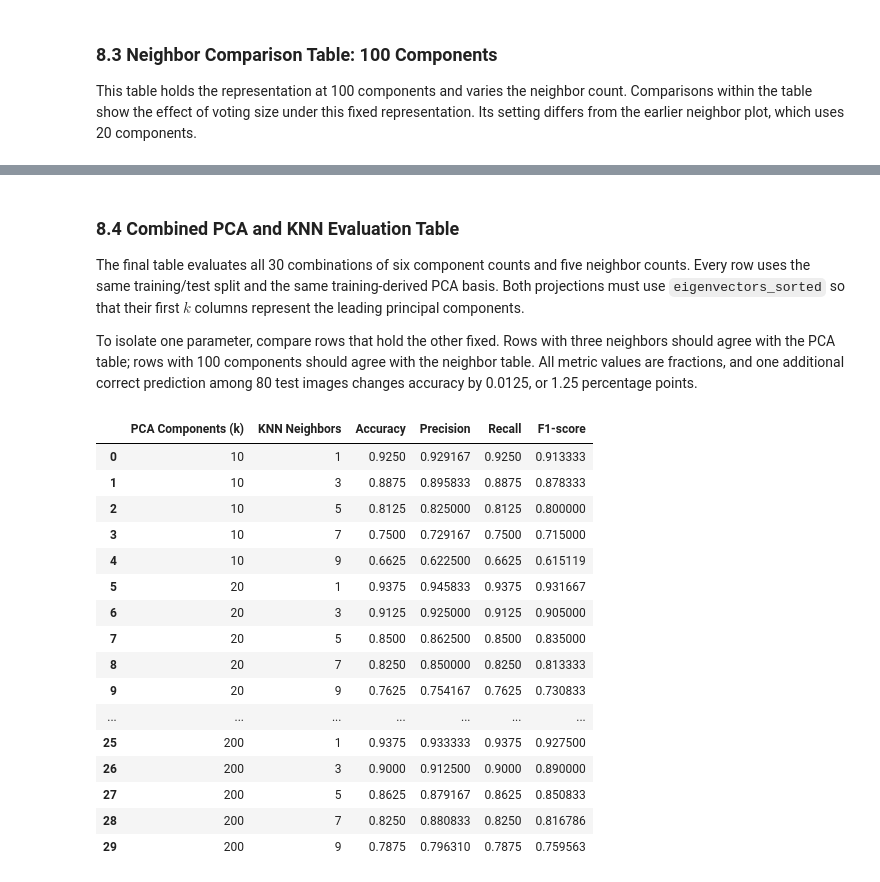
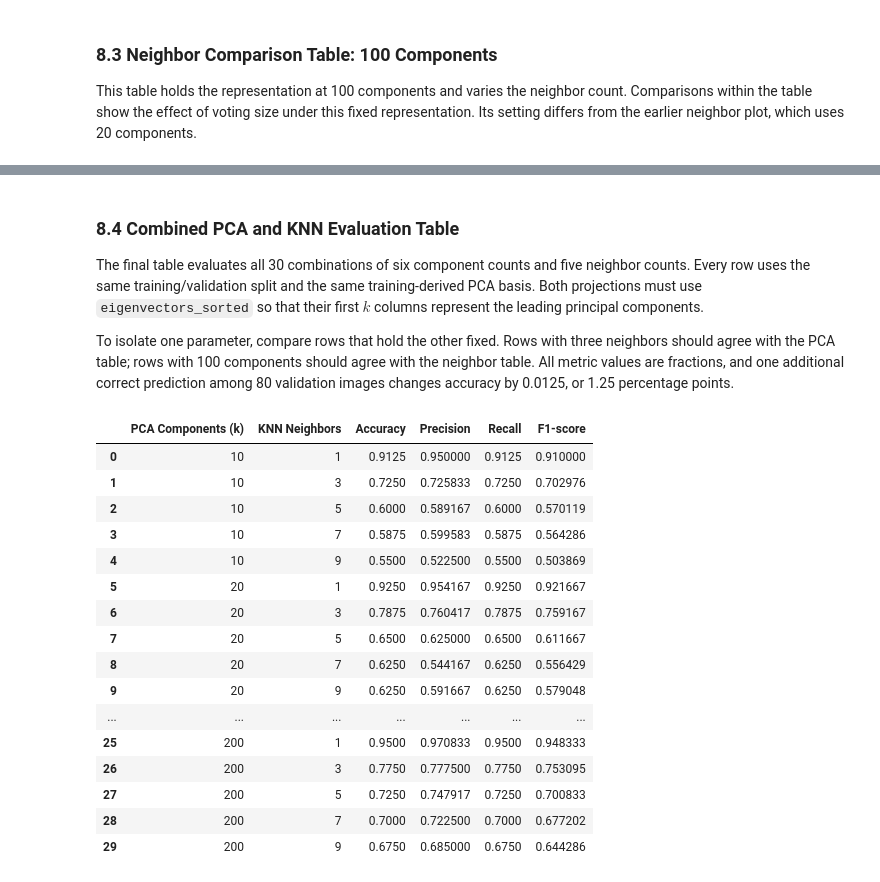
Before and after one commit to kian4A/bootcamp_ML, a Jupyter notebook: math_handsOn/math.ipynb, the cells around one changed output, grey strips where cells are left out. Cells and saved outputs as stored; diff of their text form; code cells hidden in the pictures.

```diff
--- a/math_handsOn/math.ipynb
+++ b/math_handsOn/math.ipynb
@@ -831,7 +881,7 @@ Accuracy: 0.9
 
 The number of neighbors stays fixed at three while the component count changes. This isolates the effect of representation size on recognition. Accuracy need not increase monotonically with $k$: the directions that preserve additional pixel variance may not help distinguish people.
 # %%
-pca_values = [10,20,50,100,150,200]
+pca_values = [10, 20, 50, 100, 150, 200, 250]
 
 accuracies = []
 
@@ -845,8 +895,8 @@ for pca_k in pca_values:
     )
 
 
-    X_test_pca = project_to_pca(
-        X_test,
+    X_val_pca = project_to_pca(
+        X_val,
         mean_face,
         eigenvectors_sorted,
         pca_k
@@ -856,14 +906,14 @@ for pca_k in pca_values:
     y_pred = knn_predict(
         X_train_pca,
         y_train,
-        X_test_pca,
-        n_neighbors=3
+        X_val_pca,
+        n_neighbors=1
     )
 
 
     accuracies.append(
         accuracy_score(
-            y_test,
+            y_val,
             y_pred
         )
     )
@@ -905,8 +955,8 @@ X_train_pca = project_to_pca(
 )
 
 
-X_test_pca = project_to_pca(
-    X_test,
+X_val_pca = project_to_pca(
+    X_val,
     mean_face,
     eigenvectors_sorted,
     pca_k
@@ -918,14 +968,14 @@ for n in neighbors_values:
     y_pred = knn_predict(
         X_train_pca,
         y_train,
-        X_test_pca,
+        X_val_pca,
         n_neighbors=n
     )
 
 
     neighbor_accuracy.append(
         accuracy_score(
-            y_test,
+            y_val,
             y_pred
         )
     )
@@ -996,8 +1045,8 @@ for pca_k in pca_values:
         pca_k
     )
 
-    X_test_pca = project_to_pca(
-        X_test,
+    X_val_pca = project_to_pca(
+        X_val,
         mean_face,
         eigenvectors_sorted,
         pca_k
@@ -1006,12 +1055,12 @@ for pca_k in pca_values:
     y_pred = knn_predict(
         X_train_pca,
         y_train,
-        X_test_pca,
+        X_val_pca,
         n_neighbors=3
     )
 
     scores = eval_scores(
-        y_test,
+        y_val,
         y_pred
     )
 
@@ -1047,8 +1096,8 @@ X_train_pca = project_to_pca(
     pca_k
 )
 
-X_test_pca = project_to_pca(
-    X_test,
+X_val_pca = project_to_pca(
+    X_val,
     mean_face,
     eigenvectors_sorted,
     pca_k
@@ -1063,13 +1112,13 @@ for n in neighbors_values:
     y_pred = knn_predict(
         X_train_pca,
         y_train,
-        X_test_pca,
+        X_val_pca,
         n_neighbors=n
     )
 
 
     scores = eval_scores(
-        y_test,
+        y_val,
         y_pred
     )
 
@@ -1091,9 +1140,9 @@ neighbor_results_table
 # %% [markdown]
 ### 8.4 Combined PCA and KNN Evaluation Table
 
-The final table evaluates all 30 combinations of six component counts and five neighbor counts. Every row uses the same training/test split and the same training-derived PCA basis. Both projections must use `eigenvectors_sorted` so that their first $k$ columns represent the leading principal components.
+The final table evaluates all 30 combinations of six component counts and five neighbor counts. Every row uses the same training/validation split and the same training-derived PCA basis. Both projections must use `eigenvectors_sorted` so that their first $k$ columns represent the leading principal components.
 
-To isolate one parameter, compare rows that hold the other fixed. Rows with three neighbors should agree with the PCA table; rows with 100 components should agree with the neighbor table. All metric values are fractions, and one additional correct prediction among 80 test images changes accuracy by 0.0125, or 1.25 percentage points.
+To isolate one parameter, compare rows that hold the other fixed. Rows with three neighbors should agree with the PCA table; rows with 100 components should agree with the neighbor table. All metric values are fractions, and one additional correct prediction among 80 validation images changes accuracy by 0.0125, or 1.25 percentage points.
 # %%
 combined_results = []
 
@@ -1108,50 +1157,50 @@ for pca_k in pca_values:
         pca_k
     )
 
-    X_test_pca = project_to_pca(
-        X_test,
+    X_val_pca = project_to_pca(
+        X_val,
         mean_face,
         eigenvectors_sorted,
         pca_k
     )
 
     for n in neighbors_values:
         y_pred = knn_predict(
             X_train_pca,
             y_train,
-            X_test_pca,
+            X_val_pca,
             n_neighbors=n
         )
 
-        scores = eval_scores(y_test, y_pred)
+        scores = eval_scores(y_val, y_pred)
 
         combined_results.append({
             "PCA Components (k)": pca_k,
             "KNN Neighbors": n,
             "Accuracy": scores["accuracy"],
             "Precision": scores["precision"],
             "Recall": scores["recall"],
             "F1-score": scores["f1"]
         })
 
 combined_table = pd.DataFrame(combined_results)
 
 combined_table
 # %% [output]
 |  | PCA Components (k) | KNN Neighbors | Accuracy | Precision | Recall | F1-score |
-| 0 | 10 | 1 | 0.9250 | 0.929167 | 0.9250 | 0.913333 |
-| 1 | 10 | 3 | 0.8875 | 0.895833 | 0.8875 | 0.878333 |
-| 2 | 10 | 5 | 0.8125 | 0.825000 | 0.8125 | 0.800000 |
-| 3 | 10 | 7 | 0.7500 | 0.729167 | 0.7500 | 0.715000 |
-| 4 | 10 | 9 | 0.6625 | 0.622500 | 0.6625 | 0.615119 |
-| 5 | 20 | 1 | 0.9375 | 0.945833 | 0.9375 | 0.931667 |
-| 6 | 20 | 3 | 0.9125 | 0.925000 | 0.9125 | 0.905000 |
-| 7 | 20 | 5 | 0.8500 | 0.862500 | 0.8500 | 0.835000 |
-| 8 | 20 | 7 | 0.8250 | 0.850000 | 0.8250 | 0.813333 |
-| 9 | 20 | 9 | 0.7625 | 0.754167 | 0.7625 | 0.730833 |
+| 0 | 10 | 1 | 0.9125 | 0.950000 | 0.9125 | 0.910000 |
+| 1 | 10 | 3 | 0.7250 | 0.725833 | 0.7250 | 0.702976 |
+| 2 | 10 | 5 | 0.6000 | 0.589167 | 0.6000 | 0.570119 |
+| 3 | 10 | 7 | 0.5875 | 0.599583 | 0.5875 | 0.564286 |
+| 4 | 10 | 9 | 0.5500 | 0.522500 | 0.5500 | 0.503869 |
+| 5 | 20 | 1 | 0.9250 | 0.954167 | 0.9250 | 0.921667 |
+| 6 | 20 | 3 | 0.7875 | 0.760417 | 0.7875 | 0.759167 |
+| 7 | 20 | 5 | 0.6500 | 0.625000 | 0.6500 | 0.611667 |
+| 8 | 20 | 7 | 0.6250 | 0.544167 | 0.6250 | 0.556429 |
+| 9 | 20 | 9 | 0.6250 | 0.591667 | 0.6250 | 0.579048 |
 | ... | ... | ... | ... | ... | ... | ... |
-| 25 | 200 | 1 | 0.9375 | 0.933333 | 0.9375 | 0.927500 |
-| 26 | 200 | 3 | 0.9000 | 0.912500 | 0.9000 | 0.890000 |
-| 27 | 200 | 5 | 0.8625 | 0.879167 | 0.8625 | 0.850833 |
-| 28 | 200 | 7 | 0.8250 | 0.880833 | 0.8250 | 0.816786 |
-| 29 | 200 | 9 | 0.7875 | 0.796310 | 0.7875 | 0.759563 |
+| 25 | 200 | 1 | 0.9500 | 0.970833 | 0.9500 | 0.948333 |
+| 26 | 200 | 3 | 0.7750 | 0.777500 | 0.7750 | 0.753095 |
+| 27 | 200 | 5 | 0.7250 | 0.747917 | 0.7250 | 0.700833 |
+| 28 | 200 | 7 | 0.7000 | 0.722500 | 0.7000 | 0.677202 |
+| 29 | 200 | 9 | 0.6750 | 0.685000 | 0.6750 | 0.644286 |
```
Also changed, not shown: parts of 26 cells of this notebook.
